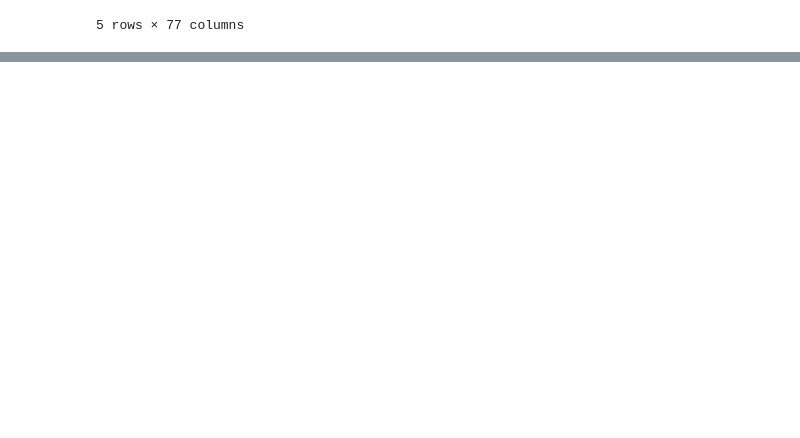
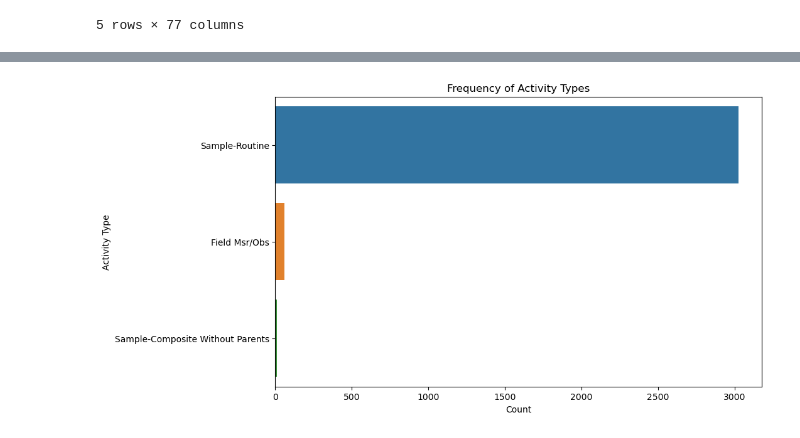
Before and after one commit to vishalival/eneres131-final-proj, a Jupyter notebook: core_prediction_question.ipynb, the cells around one changed output, grey strips where cells are left out. Saved outputs shown, nothing was run; the diff lists cells and outputs as text; code cells hidden in the pictures; blank space fills up the shorter version.

```diff
--- a/core_prediction_question.ipynb
+++ b/core_prediction_question.ipynb
@@ -41,0 +108,25 @@ activity_df.head()
+# %%
+activity_df = activity_df.dropna(subset=['ActivityLocation/LatitudeMeasure', 'ActivityLocation/LongitudeMeasure'])
+
+# Create geometry column from latitude and longitude
+geometry = [Point(xy) for xy in zip(activity_df['ActivityLocation/LongitudeMeasure'],
+                                    activity_df['ActivityLocation/LatitudeMeasure'])]
+
+# Create GeoDataFrame for activity data
+activity_gdf = gpd.GeoDataFrame(activity_df, geometry=geometry)
+
+# Set CRS for activity data to WGS 84 (EPSG:4326)
+activity_gdf.set_crs(epsg=4326, inplace=True)
+
+# Transform CRS of activity data to match counties' CRS
+activity_gdf = activity_gdf.to_crs(counties.crs)
+
+# Plotting
+fig, ax = plt.subplots(figsize=(10, 10))
+counties.plot(ax=ax, color='lightgray', edgecolor='black')
+activity_gdf.plot(ax=ax, markersize=10, color='blue', alpha=0.5, label='Activity Locations')
+plt.title('Activity Locations in California')
+plt.xlabel('Longitude')
+plt.ylabel('Latitude')
+plt.legend()
+plt.show()
@@ -41,0 +135,9 @@ activity_df.head()
+# %%
+plt.figure(figsize=(10, 6))
+sns.countplot(data=activity_df, y='ActivityTypeCode', order=activity_df['ActivityTypeCode'].value_counts().index)
+plt.title("Frequency of Activity Types")
+plt.xlabel("Count")
+plt.ylabel("Activity Type")
+plt.show()
+# %% [output]
+[figure, added]
```
Also changed, not shown: parts of 16 cells of this notebook, 9 other files.
